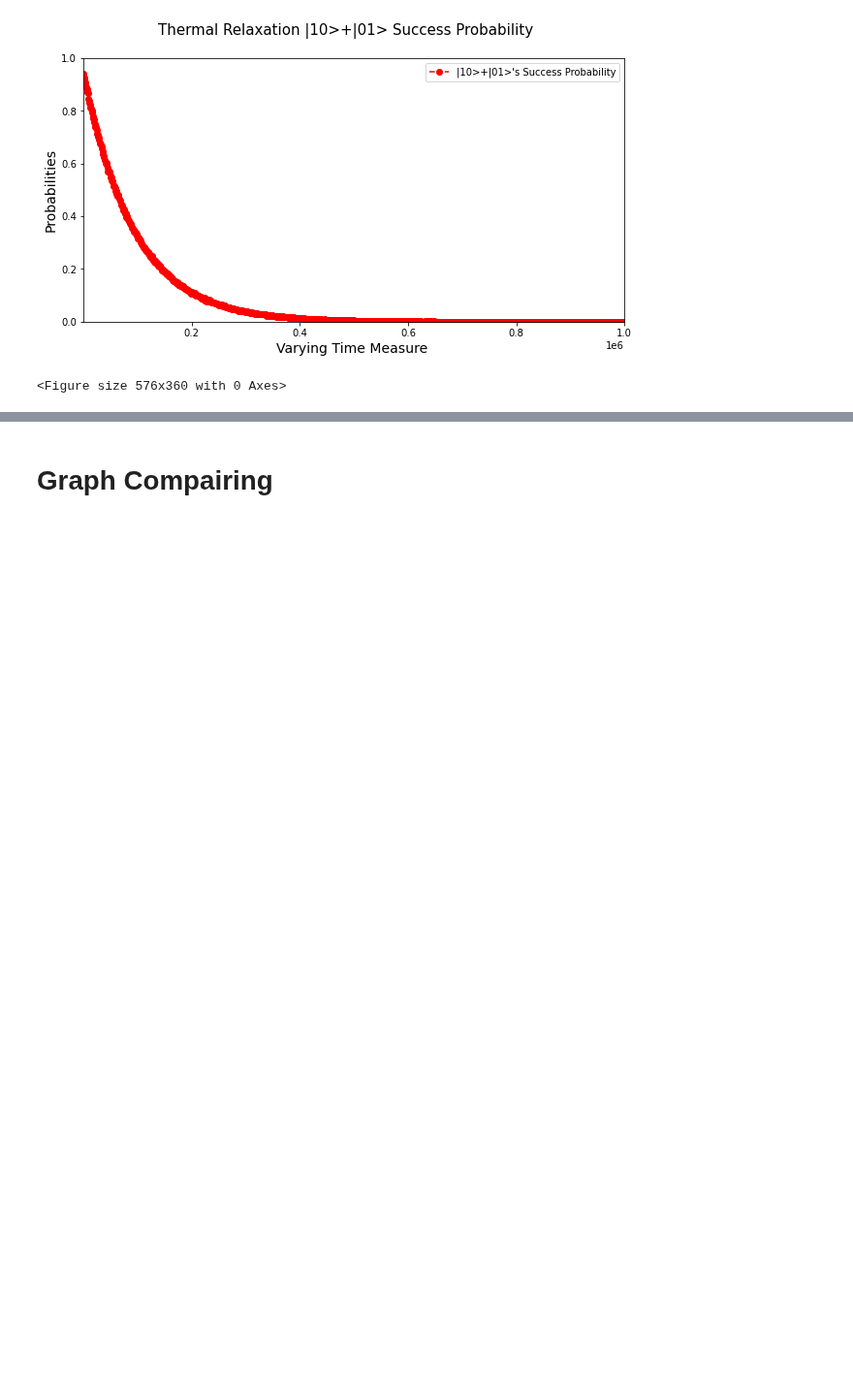
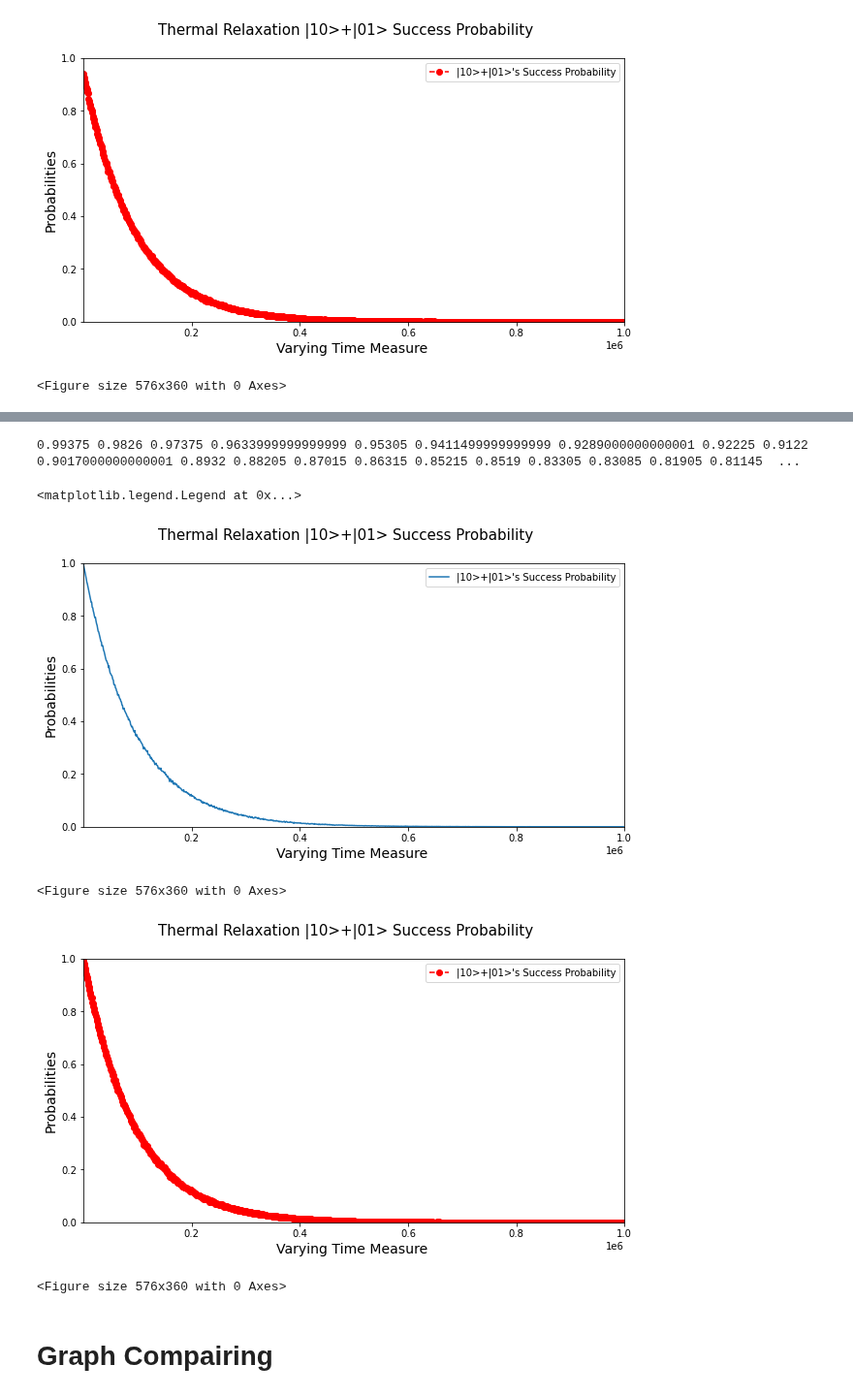
Before and after one commit to bishwajitprasadgond/Amplitude-damping-error-on-Quantum-Key-Distribution-Protocols-Effect-and-A-Probable-Bypass, a Jupyter notebook: E91/E91 (20 Time Average Graph).ipynb, the cells around one changed output, grey strips where cells are left out. Shown at 97% size. Drawn from its saved outputs; the diff is of its cells as text; code cells hidden in the pictures; blank space fills up the shorter version.

```diff
--- a/E91/E91 (20 Time Average Graph).ipynb
+++ b/E91/E91 (20 Time Average Graph).ipynb
@@ -635,0 +594,6 @@ ax.legend()
+# %%
+from statistics import mean
+a= listofSuccess_DG
+print(*map(mean, zip(*a)))
+# %% [output]
+0.99375 0.9826 0.97375 0.9633999999999999 0.95305 0.9411499999999999 0.9289000000000001 0.92225 0.9122 0.9017000000000001 0.8932 0.88205 0.87015 0.86315 0.85215 0.8519 0.83305 0.83085 0.81905 0.81145  ...
@@ -636,3 +602,37 @@ ax.legend()
+# %%
+%config InlineBackend.print_figure_kwargs={'facecolor' : "w"}
+import matplotlib.pyplot as plt
+from matplotlib.ticker import (AutoMinorLocator, MultipleLocator)
+fig, ax = plt.subplots(figsize=(10, 5))
+fig.suptitle('Thermal Relaxation |10>+|01> Success Probability',fontsize=15)
+ax.set_xlim(10, 1000000)
+ax.set_ylim(0,1)
+plt.ylabel('Probabilities',fontsize=14)
+plt.xlabel('Varying Time Measure ',fontsize=14)
+fig = plt.figure(figsize=(8,5))
+ax.plot(delay,e2,label = "|10>+|01>'s Success Probability")
+ax.legend()
+
+#################################################################################
+
+%config InlineBackend.print_figure_kwargs={'facecolor' : "w"}
+import matplotlib.pyplot as plt
+from matplotlib.ticker import (AutoMinorLocator, MultipleLocator)
+fig, ax = plt.subplots(figsize=(10, 5))
+fig.suptitle('Thermal Relaxation |10>+|01> Success Probability',fontsize=15)
+ax.set_xlim(10, 1000000)
+ax.set_ylim(0,1)
+plt.ylabel('Probabilities',fontsize=14)
+plt.xlabel('Varying Time Measure ',fontsize=14)
+fig = plt.figure(figsize=(8,5))
+ax.plot(delay,e2,'ro--',label = "|10>+|01>'s Success Probability")
+ax.legend()
+# %% [output]
+<matplotlib.legend.Legend at 0x...>
+[figure, added]
+<Figure size 576x360 with 0 Axes>
+[figure, added]
+<Figure size 576x360 with 0 Axes>
 # %% [markdown]
 # Graph Compairing
 # %%
```
Also changed, not shown: parts of 16 cells of this notebook, 1 other file.
